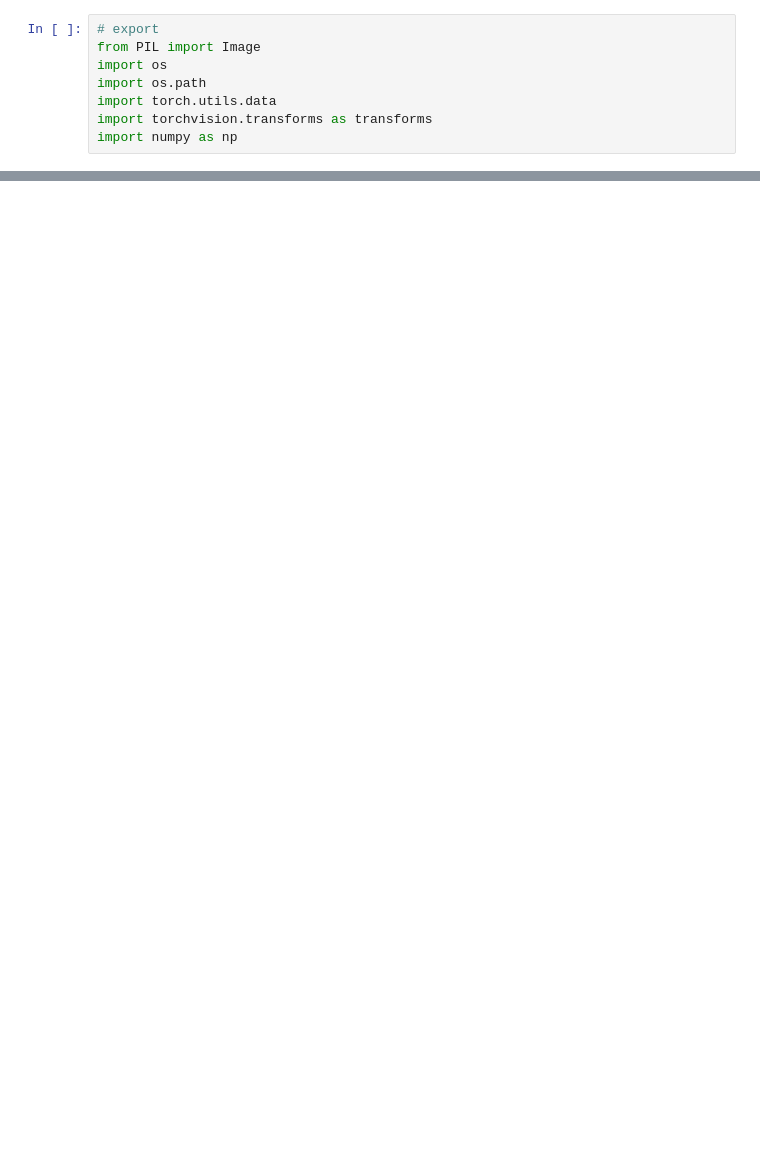
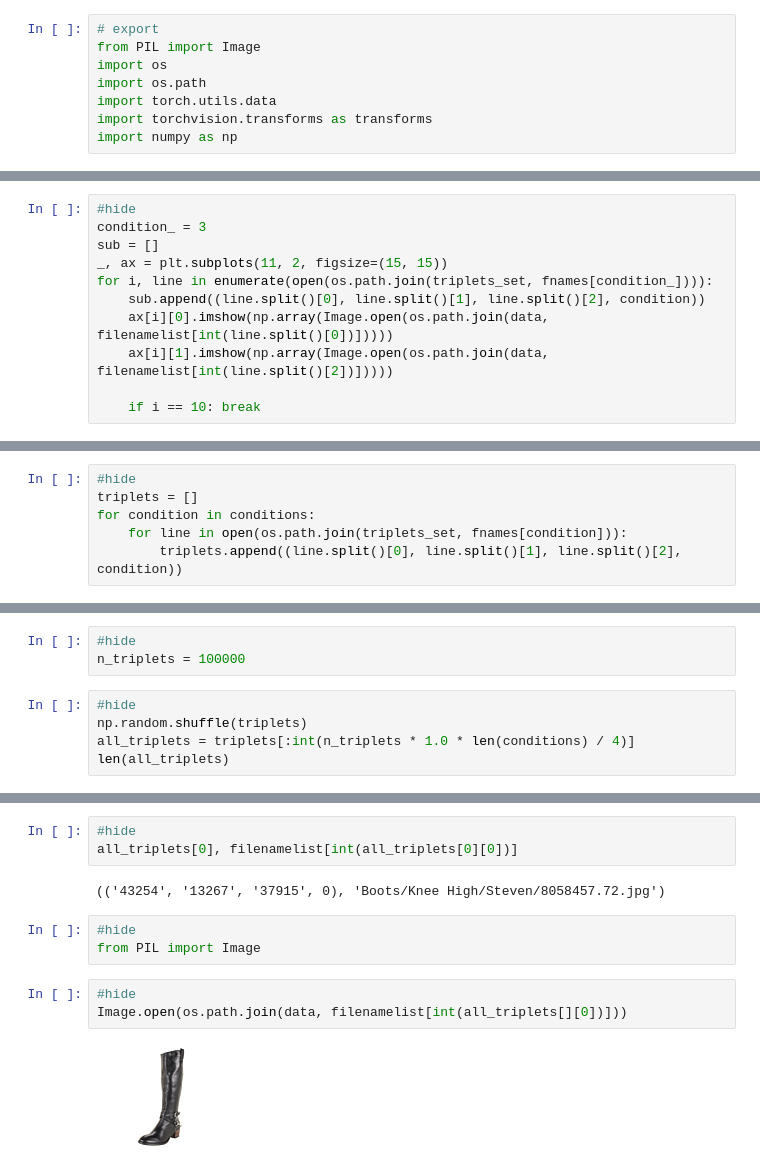
Before and after one commit to tezike/tripletnet, a Jupyter notebook: nbs/loader.ipynb, the cells around one changed output, grey strips where cells are left out. Cells and saved outputs as stored; diff of their text form; blank space fills up the shorter version.

```diff
--- a/nbs/loader.ipynb
+++ b/nbs/loader.ipynb
@@ -70,0 +120,11 @@ class TripletImageLoader(torch.utils.data.Dataset):
+# %%
+#hide
+condition_ = 3
+sub = []
+_, ax = plt.subplots(11, 2, figsize=(15, 15))
+for i, line in enumerate(open(os.path.join(triplets_set, fnames[condition_]))):
+    sub.append((line.split()[0], line.split()[1], line.split()[2], condition))
+    ax[i][0].imshow(np.array(Image.open(os.path.join(data, filenamelist[int(line.split()[0])]))))
+    ax[i][1].imshow(np.array(Image.open(os.path.join(data, filenamelist[int(line.split()[2])]))))
+
+    if i == 10: break
@@ -70,0 +133,6 @@ class TripletImageLoader(torch.utils.data.Dataset):
+# %%
+#hide
+triplets = []
+for condition in conditions:
+    for line in open(os.path.join(triplets_set, fnames[condition])):
+        triplets.append((line.split()[0], line.split()[1], line.split()[2], condition))
@@ -70,0 +156,8 @@ class TripletImageLoader(torch.utils.data.Dataset):
+# %%
+#hide
+n_triplets = 100000
+# %%
+#hide
+np.random.shuffle(triplets)
+all_triplets = triplets[:int(n_triplets * 1.0 * len(conditions) / 4)]
+len(all_triplets)
@@ -70,0 +180,13 @@ class TripletImageLoader(torch.utils.data.Dataset):
+# %%
+#hide
+all_triplets[0], filenamelist[int(all_triplets[0][0])]
+# %% [output]
+(('43254', '13267', '37915', 0), 'Boots/Knee High/Steven/8058457.72.jpg')
+# %%
+#hide
+from PIL import Image
+# %%
+#hide
+Image.open(os.path.join(data, filenamelist[int(all_triplets[][0])]))
+# %% [output]
+[figure, added]
```
Also changed, not shown: parts of 19 cells of this notebook, 10 other files.
